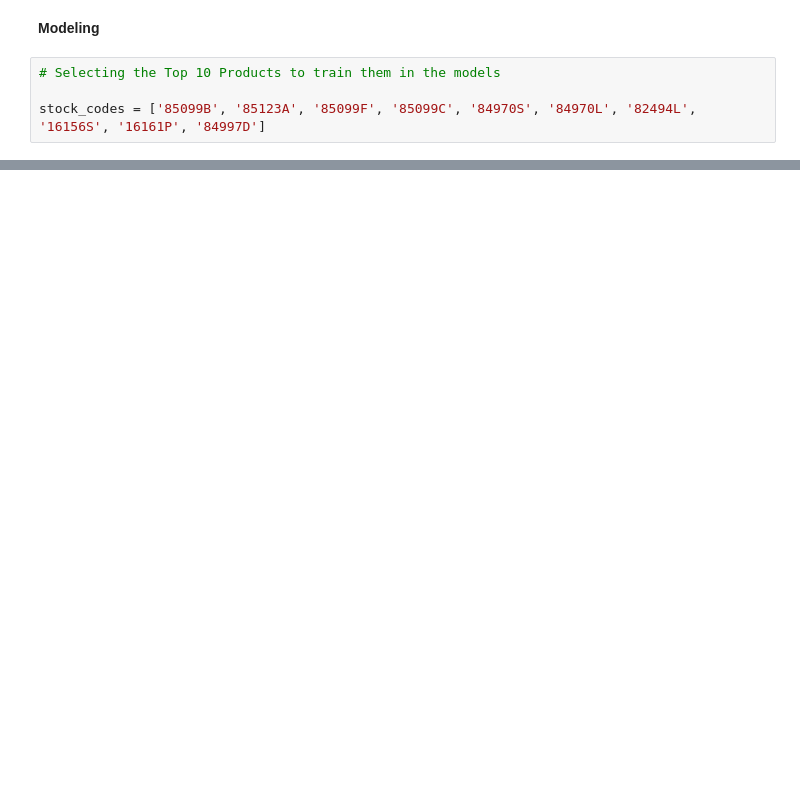
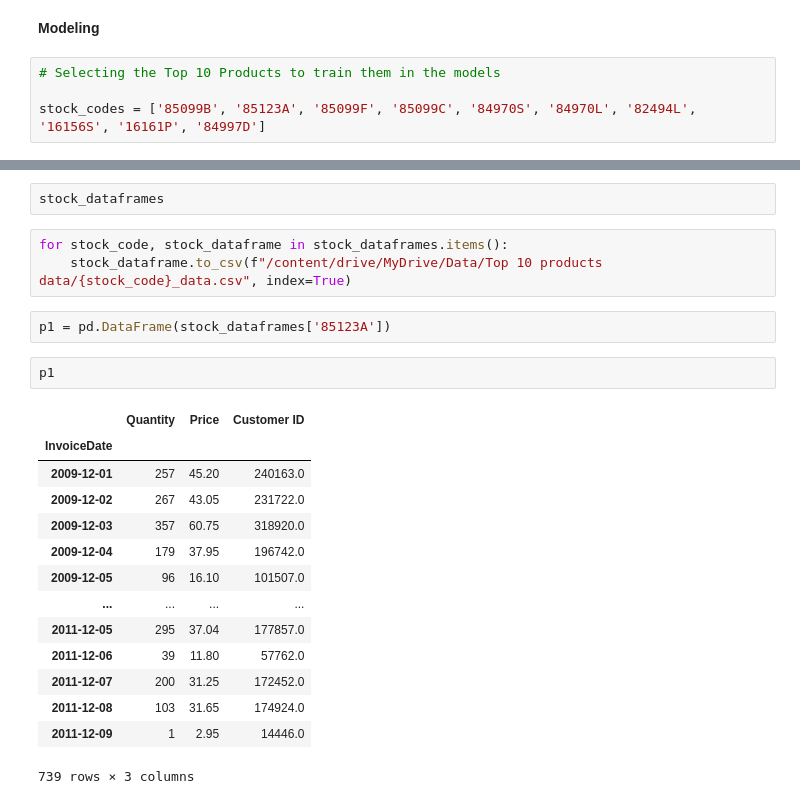
Before and after one commit to muhammadahsan2023/Capstone_Project, a Jupyter notebook: Forecasting_project.ipynb, the cells around one changed output, grey strips where cells are left out. Saved outputs shown, nothing was run; the diff lists cells and outputs as text; blank space fills up the shorter version.

```diff
--- a/Forecasting_project.ipynb
+++ b/Forecasting_project.ipynb
@@ -410,0 +453,24 @@ stock_codes = ['85099B', '85123A', '85099F', '85099C', '84970S', '84970L', '8249
+# %%
+stock_dataframes
+# %%
+for stock_code, stock_dataframe in stock_dataframes.items():
+    stock_dataframe.to_csv(f"/content/drive/MyDrive/Data/Top 10 products data/{stock_code}_data.csv", index=True)
+# %%
+p1 = pd.DataFrame(stock_dataframes['85123A'])
+# %%
+p1
+# %% [output]
+|  | Quantity | Price | Customer ID |
+| InvoiceDate |  |  |  |
+| 2009-12-01 | 257 | 45.20 | 240163.0 |
+| 2009-12-02 | 267 | 43.05 | 231722.0 |
+| 2009-12-03 | 357 | 60.75 | 318920.0 |
+| 2009-12-04 | 179 | 37.95 | 196742.0 |
+| 2009-12-05 | 96 | 16.10 | 101507.0 |
+| ... | ... | ... | ... |
+| 2011-12-05 | 295 | 37.04 | 177857.0 |
+| 2011-12-06 | 39 | 11.80 | 57762.0 |
+| 2011-12-07 | 200 | 31.25 | 172452.0 |
+| 2011-12-08 | 103 | 31.65 | 174924.0 |
+| 2011-12-09 | 1 | 2.95 | 14446.0 |
+739 rows × 3 columns
```
Also changed, not shown: parts of 18 cells of this notebook.
